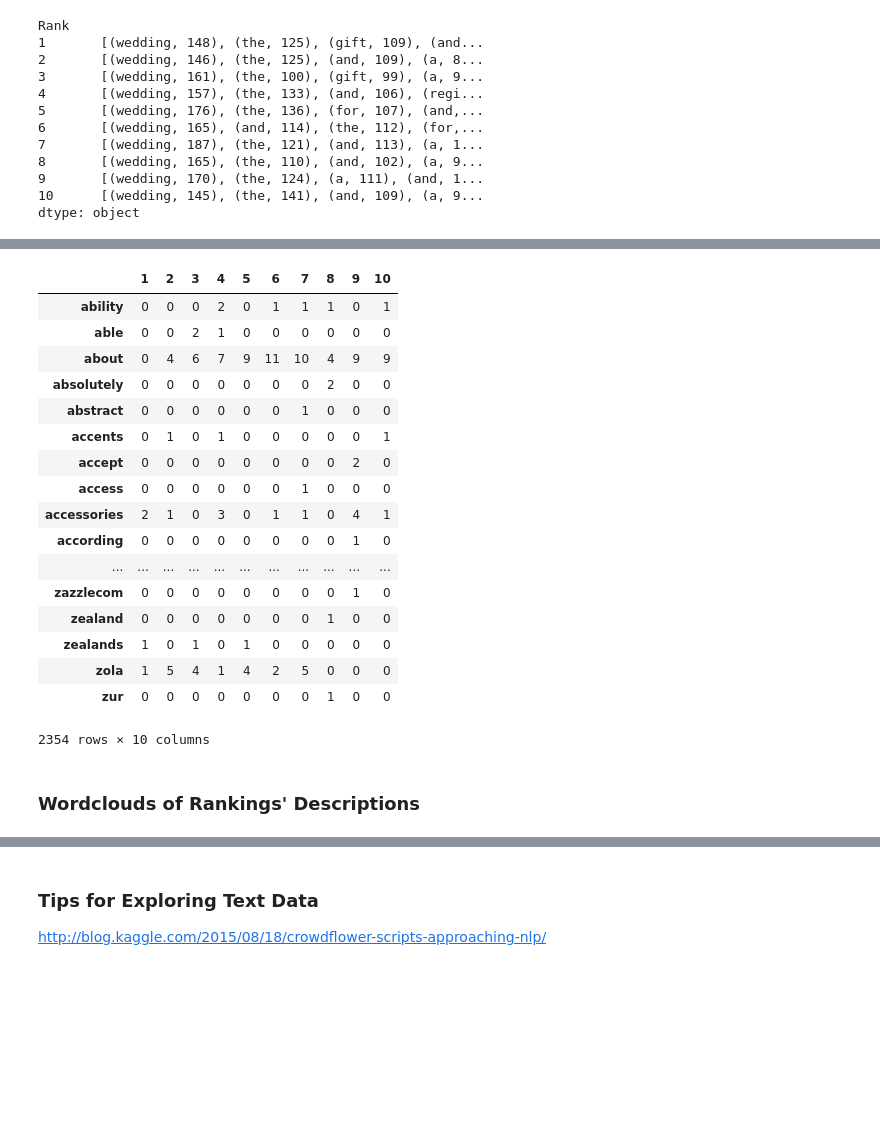
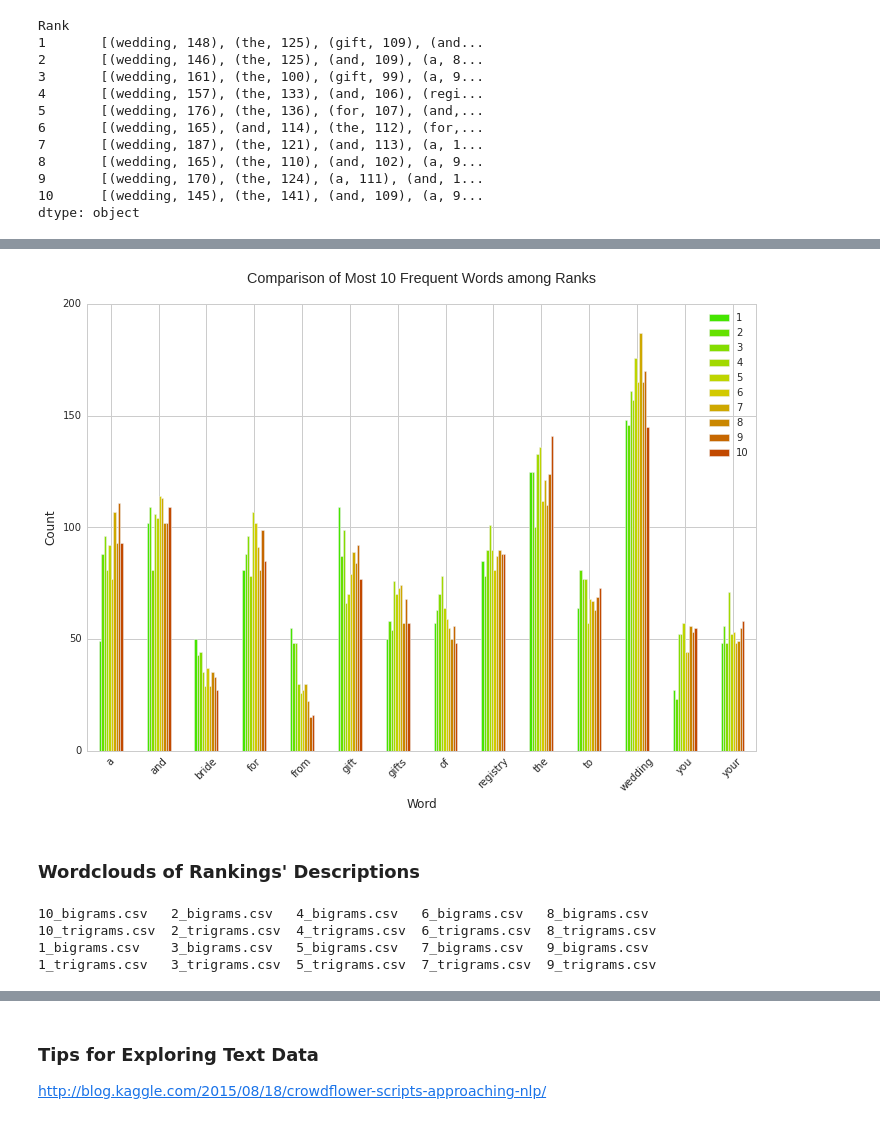
Before and after one commit to kevin11h/macys, a Jupyter notebook: Wedding Keyword SEO.ipynb, the cells around one changed output, grey strips where cells are left out. Cells and saved outputs as stored; diff of their text form; code cells hidden in the pictures; blank space fills up the shorter version.

```diff
--- a/Wedding Keyword SEO.ipynb
+++ b/Wedding Keyword SEO.ipynb
@@ -166,6 +185,9 @@ import nltk
 import string
 import re
 from collections import Counter
+
+def remove_numbers(s):
+    return ''.join([i for i in s if not i.isdigit()])
 
 def remove_punctuation(s):
     exclude = set(string.punctuation)
@@ -187,7 +209,7 @@ def lowercase_remove_punctuation(s):
     return remove_punctuation(s)
 
 def lowercase_remove_punctuation_and_tokenize(s):
-    token_list = nltk.word_tokenize(lowercase_remove_punctuation(s))
+    token_list = nltk.word_tokenize(remove_numbers(lowercase_remove_punctuation(s)))
     return token_list
 
 def lowercase_and_make_description_wordlist_for_rank_class(sub_dataframe):
@@ -242,13 +241,10 @@ map(lambda wl : len(wl), rank_vs_description_wordlist)
 # %%
-def remove_numbers(s):
-    return ''.join([i for i in s if not i.isdigit()])
-
-def make_td_matrix(subdataframe):
+def preprocess_and_concatenate_descriptions(subdataframe):
     s = map(lambda s : remove_numbers(lowercase_remove_punctuation(s)), subdataframe.Description)
     s = reduce(lambda all_description, description : all_description + ' ' + description, s, '')
     return s
 
-s = wedding_df[['Description', 'Rank']].groupby('Rank').apply(make_td_matrix)
+s = wedding_df[['Description', 'Rank']].groupby('Rank').apply(preprocess_and_concatenate_descriptions)
 # %%
 from sklearn.feature_extraction.text import CountVectorizer
 
@@ -256,26 +252,18 @@ countvec = CountVectorizer()
 td_matrix = countvec.fit_transform(s.values)
 # %%
 td_df = pd.DataFrame(td_matrix.toarray().T, columns=range(1, 11), index=countvec.get_feature_names())
-# %%
-td_df
-# %% [output]
-|  | 1 | 2 | 3 | 4 | 5 | 6 | 7 | 8 | 9 | 10 |
-| ability | 0 | 0 | 0 | 2 | 0 | 1 | 1 | 1 | 0 | 1 |
-| able | 0 | 0 | 2 | 1 | 0 | 0 | 0 | 0 | 0 | 0 |
-| about | 0 | 4 | 6 | 7 | 9 | 11 | 10 | 4 | 9 | 9 |
-| absolutely | 0 | 0 | 0 | 0 | 0 | 0 | 0 | 2 | 0 | 0 |
-| abstract | 0 | 0 | 0 | 0 | 0 | 0 | 1 | 0 | 0 | 0 |
-| accents | 0 | 1 | 0 | 1 | 0 | 0 | 0 | 0 | 0 | 1 |
-| accept | 0 | 0 | 0 | 0 | 0 | 0 | 0 | 0 | 2 | 0 |
-| access | 0 | 0 | 0 | 0 | 0 | 0 | 1 | 0 | 0 | 0 |
-| accessories | 2 | 1 | 0 | 3 | 0 | 1 | 1 | 0 | 4 | 1 |
-| according | 0 | 0 | 0 | 0 | 0 | 0 | 0 | 0 | 1 | 0 |
-| ... | ... | ... | ... | ... | ... | ... | ... | ... | ... | ... |
-| zazzlecom | 0 | 0 | 0 | 0 | 0 | 0 | 0 | 0 | 1 | 0 |
-| zealand | 0 | 0 | 0 | 0 | 0 | 0 | 0 | 1 | 0 | 0 |
-| zealands | 1 | 0 | 1 | 0 | 1 | 0 | 0 | 0 | 0 | 0 |
-| zola | 1 | 5 | 4 | 1 | 4 | 2 | 5 | 0 | 0 | 0 |
-| zur | 0 | 0 | 0 | 0 | 0 | 0 | 0 | 1 | 0 | 0 |
-2354 rows × 10 columns
+# %%
+topn = 10
+topn_words_for_all_ranks_combined = reduce(lambda s, wclist : s | set(map(lambda wc : wc[0], wclist[:topn])), rank_vs_description_wordlist, set())
+# %%
+my_colors = ['#45E500', '#65E100', '#84DD00', '#A2D900', '#BED500', '#D2CA00', '#CEA800', '#CA8700', '#C66700', '#C24900', '#BF2C00']
+ax = td_df.ix[sorted(topn_words_for_all_ranks_combined)].plot(kind='bar', figsize=(12, 8), color=my_colors)
+ax.set_ylabel("Count")
+ax.set_xlabel("Word")
+plt.xticks(rotation=45);
+plt.title("Comparison of Most {0} Frequent Words among Ranks\n".format(topn))
+plt.savefig('comparison_frequent_words.png', type='png')
+# %% [output]
+[figure, added]
 # %% [markdown]
 ### Wordclouds of Rankings' Descriptions
@@ -283,0 +270,18 @@ stars_vs_cat_texts = wedding_df[.groupby('review_stars').apply(concatenate_and_p
+# %%
+import os
+
+for rank in range(n_ratings):
+    bigrams = ["%s %s" % bi for bi in nltk.bigrams(nltk.tokenize.word_tokenize(s[rank+1]))]
+    bigrams_df = pd.DataFrame.from_dict(Counter(bigrams).most_common(len(s[rank+1])))
+    bigrams_df.to_csv('{0}_bigrams.csv'.format(rank+1), index=False)
+
+    trigrams = ["%s %s %s" % tri for tri in nltk.trigrams(nltk.tokenize.word_tokenize(s[rank+1]))]
+    trigrams_df = pd.DataFrame.from_dict(Counter(trigrams).most_common(len(s[rank+1])))
+    trigrams_df.to_csv('{0}_trigrams.csv'.format(rank+1), index=False)
+
+!ls *bigrams.csv *trigrams.csv
+# %% [output]
+10_bigrams.csv   2_bigrams.csv   4_bigrams.csv   6_bigrams.csv   8_bigrams.csv
+10_trigrams.csv  2_trigrams.csv  4_trigrams.csv  6_trigrams.csv  8_trigrams.csv
+1_bigrams.csv    3_bigrams.csv   5_bigrams.csv   7_bigrams.csv   9_bigrams.csv
+1_trigrams.csv   3_trigrams.csv  5_trigrams.csv  7_trigrams.csv  9_trigrams.csv
```
Also changed, not shown: parts of 16 cells of this notebook, 10 other files.
